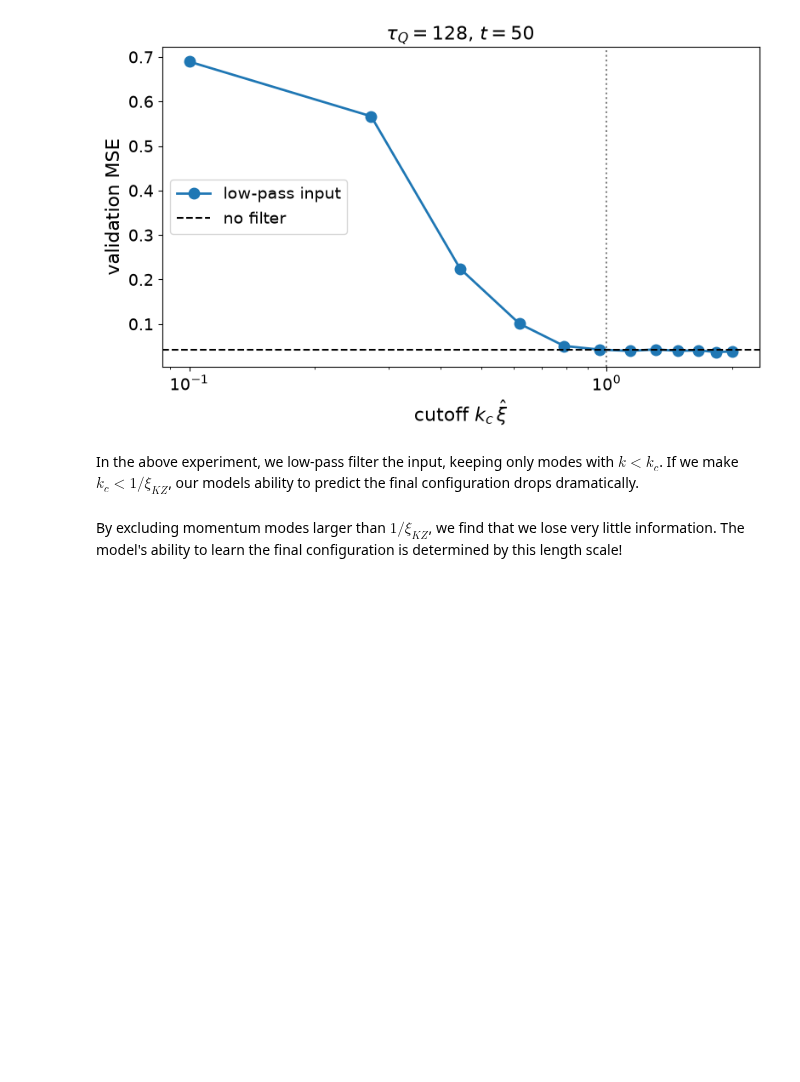
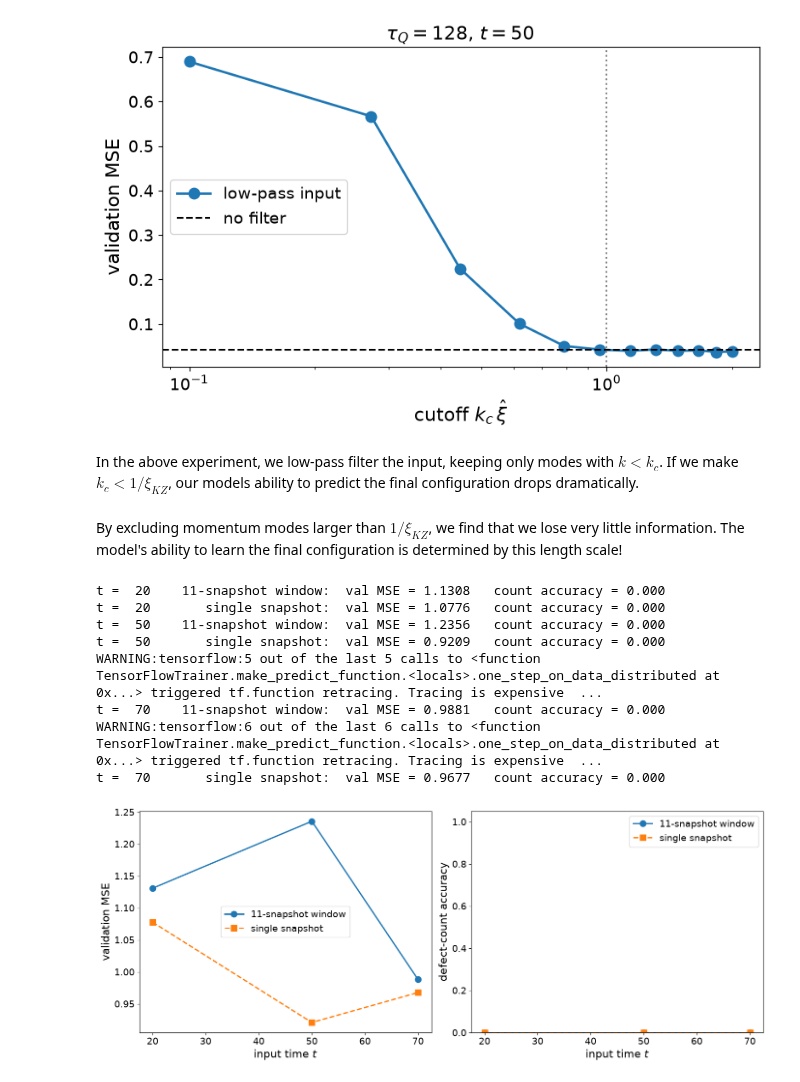
Before and after one commit to KristianMunnikhuis/MachineLearningKZ, a Jupyter notebook: notebooks/01_1d_replication.ipynb, the cells around one changed output. Saved outputs shown, nothing was run; the diff lists cells and outputs as text; code cells hidden in the pictures; blank space fills up the shorter version.

```diff
--- a/notebooks/01_1d_replication.ipynb
+++ b/notebooks/01_1d_replication.ipynb
@@ -303,3 +315,57 @@ kc =  2.00/xi_hat:  val = 0.0384
 In the above experiment, we low-pass filter the input, keeping only modes with $k<k_c$. If we make $k_c< 1/\xi_{KZ}$, our models ability to predict the final configuration drops dramatically.
 # %% [markdown]
 By excluding momentum modes larger than $1/\xi_{KZ}$, we find that we lose very little information. The model's ability to learn the final configuration is determined by this length scale!
+# %%
+# ---- inputs ----
+T_LIST   = [20, 50, 70]                # input times
+WINDOWS  = {"11-snapshot window": 5, "single snapshot": 0}   # label -> half-width win
+EPOCHS   = 60
+FONTSIZE = 16
+
+Y_all  = d["phi_final"].astype("float32")
+N_VAL  = int(0.2 * len(Y_all))                       # Keras validation_split holds out the last 20%
+n_true = kz.count_defects(Y_all[-N_VAL:].astype(np.float64))
+
+val_loss = {lab: [] for lab in WINDOWS}
+count_acc = {lab: [] for lab in WINDOWS}
+for t in T_LIST:
+    for lab, win in WINDOWS.items():
+        Xt = kz.window(d, t, win=win).astype("float32")              # (N, 2*win+1, DOF)
+        m = keras.Sequential([
+            keras.layers.Input(shape=(2 * win + 1, Xt.shape[-1])),
+            keras.layers.SimpleRNN(256, activation="softsign"),
+            keras.layers.Dense(Xt.shape[-1]),
+        ])
+        m.compile(optimizer="adam", loss="mse")
+        h = m.fit(Xt, Y_all, epochs=EPOCHS, batch_size=10, validation_split=0.2, verbose=0)
+
+        n_pred = kz.count_defects(m.predict(Xt[-N_VAL:], verbose=0).astype(np.float64))
+        val_loss[lab].append(h.history["val_loss"][-1])
+        count_acc[lab].append((n_pred == n_true).mean())
+        print(f"t = {t:3d}  {lab:>20s}:  val MSE = {val_loss[lab][-1]:.4f}   count accuracy = {count_acc[lab][-1]:.3f}")
+
+# ---- plot ----
+fig, ax = plt.subplots(1, 2, figsize=(14, 5.5))
+for lab, style in zip(WINDOWS, ["o-", "s--"]):
+    ax[0].plot(T_LIST, val_loss[lab],  style, ms=9, lw=2, label=lab)
+    ax[1].plot(T_LIST, count_acc[lab], style, ms=9, lw=2, label=lab)
+ax[0].set_ylabel("validation MSE", fontsize=FONTSIZE)
+ax[1].set_ylabel("defect-count accuracy", fontsize=FONTSIZE)
+ax[1].set_ylim(0, 1.05)
+for a in ax:
+    a.set_xlabel(r"input time $t$", fontsize=FONTSIZE)
+    a.tick_params(labelsize=FONTSIZE - 2)
+    a.legend(fontsize=FONTSIZE - 2)
+plt.tight_layout()
+plt.savefig("../figures/1d/window_vs_snapshot.png", dpi=150)
+plt.show()
+# %% [output]
+t =  20    11-snapshot window:  val MSE = 1.1308   count accuracy = 0.000
+t =  20       single snapshot:  val MSE = 1.0776   count accuracy = 0.000
+t =  50    11-snapshot window:  val MSE = 1.2356   count accuracy = 0.000
+t =  50       single snapshot:  val MSE = 0.9209   count accuracy = 0.000
+WARNING:tensorflow:5 out of the last 5 calls to <function TensorFlowTrainer.make_predict_function.<locals>.one_step_on_data_distributed at 0x...> triggered tf.function retracing. Tracing is expensive  ...
+t =  70    11-snapshot window:  val MSE = 0.9881   count accuracy = 0.000
+WARNING:tensorflow:6 out of the last 6 calls to <function TensorFlowTrainer.make_predict_function.<locals>.one_step_on_data_distributed at 0x...> triggered tf.function retracing. Tracing is expensive  ...
+t =  70       single snapshot:  val MSE = 0.9677   count accuracy = 0.000
+[figure, added]
```
Also changed, not shown: parts of 4 cells of this notebook, 2 other files.
